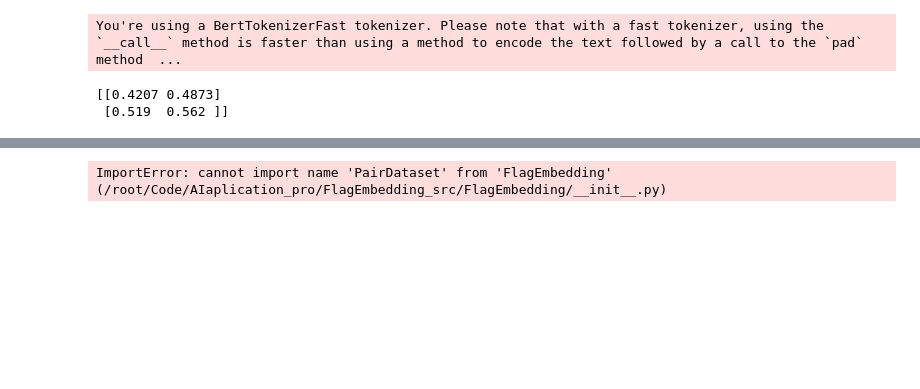
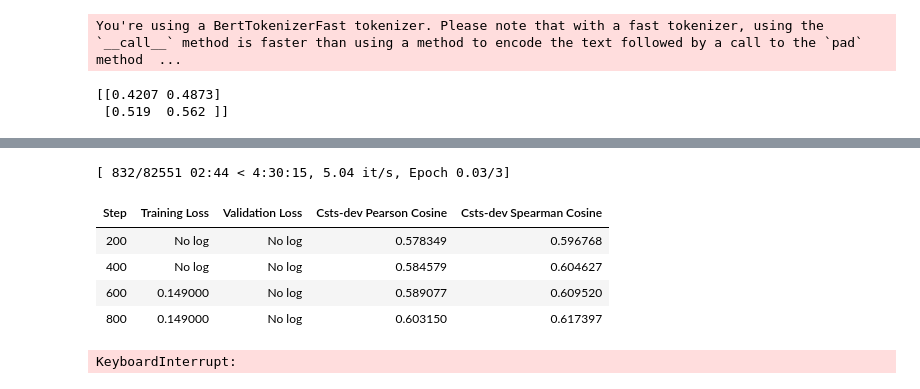
Before and after one commit to ChriCheng/AIaplication_pro, a Jupyter notebook: BGE.ipynb, the cells around one changed output, grey strips where cells are left out. Drawn from its saved outputs; the diff is of its cells as text; code cells hidden in the pictures; blank space fills up the shorter version.

Commit message:
bge first trainning

```diff
--- a/BGE.ipynb
+++ b/BGE.ipynb
@@ -111,24 +107,58 @@ build_jsonl('dev')
 # %%
-from FlagEmbedding import FlagModel, PairDataset
+from sentence_transformers import SentenceTransformer, InputExample, losses, evaluation
 from torch.utils.data import DataLoader
-from transformers import AdamW
+import os
+os.environ["HF_ENDPOINT"] = "https://hf-mirror.com"
 
-model = FlagModel('BAAI/bge-large-zh-v1.5', use_fp16=True)
-train_dataset = PairDataset("CSTS_BGE/train.jsonl")
-dev_dataset   = PairDataset("CSTS_BGE/dev.jsonl")
+import json
 
-train_loader = DataLoader(train_dataset, batch_size=16, shuffle=True, num_workers=4)
-optimizer = AdamW(model.parameters(), lr=2e-5)
+# ====== 1. 加载模型 ======
 
-for epoch in range(2):
-    for step, batch in enumerate(train_loader):
-        loss = model.compute_loss(batch)
-        loss.backward()
-        optimizer.step()
-        optimizer.zero_grad()
-        if step % 200 == 0:
-            print(f"Epoch {epoch} Step {step} Loss={loss.item():.4f}")
+model_name = "BAAI/bge-base-zh-v1.5"
+model = SentenceTransformer(model_name)
 
-model.save("bge-large-zh-v1.5-csts-finetuned")
+# ====== 2. 加载训练数据 ======
+train_path = "CSTS_BGE/train.jsonl"
+dev_path = "CSTS_BGE/dev.jsonl"
+
+def load_jsonl(path):
+    data = []
+    with open(path, 'r', encoding='utf-8') as f:
+        for line in f:
+            obj = json.loads(line)
+            s1, s2, label = obj["sentence1"], obj["sentence2"], float(obj["label"])
+            data.append(InputExample(texts=[s1, s2], label=label))
+    return data
+
+train_samples = load_jsonl(train_path)
+dev_samples = load_jsonl(dev_path)
+
+# ====== 3. 构造 DataLoader ======
+train_dataloader = DataLoader(train_samples, shuffle=True, batch_size=16)
+train_loss = losses.CosineSimilarityLoss(model)
+
+# ====== 4. 构造验证器（可选） ======
+dev_evaluator = evaluation.EmbeddingSimilarityEvaluator.from_input_examples(
+    dev_samples, name="csts-dev"
+)
+
+# ====== 5. 开始微调 ======
+model.fit(
+    train_objectives=[(train_dataloader, train_loss)],
+    evaluator=dev_evaluator,
+    epochs=3,                     # 训练轮数，可调整
+    warmup_steps=100,
+    output_path="bge-base-zh-v1.5-csts-finetuned",
+    evaluation_steps=200,
+    save_best_model=True,
+    show_progress_bar=True
+
+)
 # %% [output]
-ImportError: cannot import name 'PairDataset' from 'FlagEmbedding' (/root/Code/AIaplication_pro/FlagEmbedding_src/FlagEmbedding/__init__.py)
+[ 832/82551 02:44 < 4:30:15, 5.04 it/s, Epoch 0.03/3]
+| Step | Training Loss | Validation Loss | Csts-dev Pearson Cosine | Csts-dev Spearman Cosine |
+| 200 | No log | No log | 0.578349 | 0.596768 |
+| 400 | No log | No log | 0.584579 | 0.604627 |
+| 600 | 0.149000 | No log | 0.589077 | 0.609520 |
+| 800 | 0.149000 | No log | 0.603150 | 0.617397 |
+KeyboardInterrupt:
```
Also changed, not shown: parts of 3 cells of this notebook, 1 other file.
